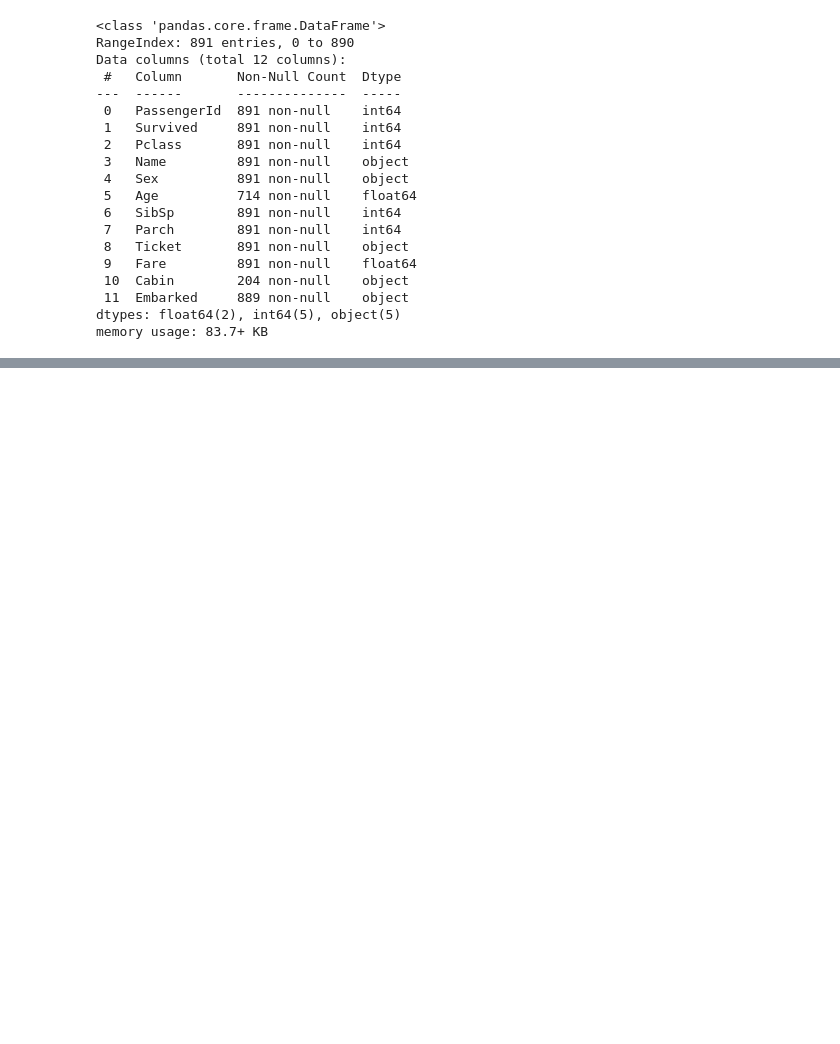
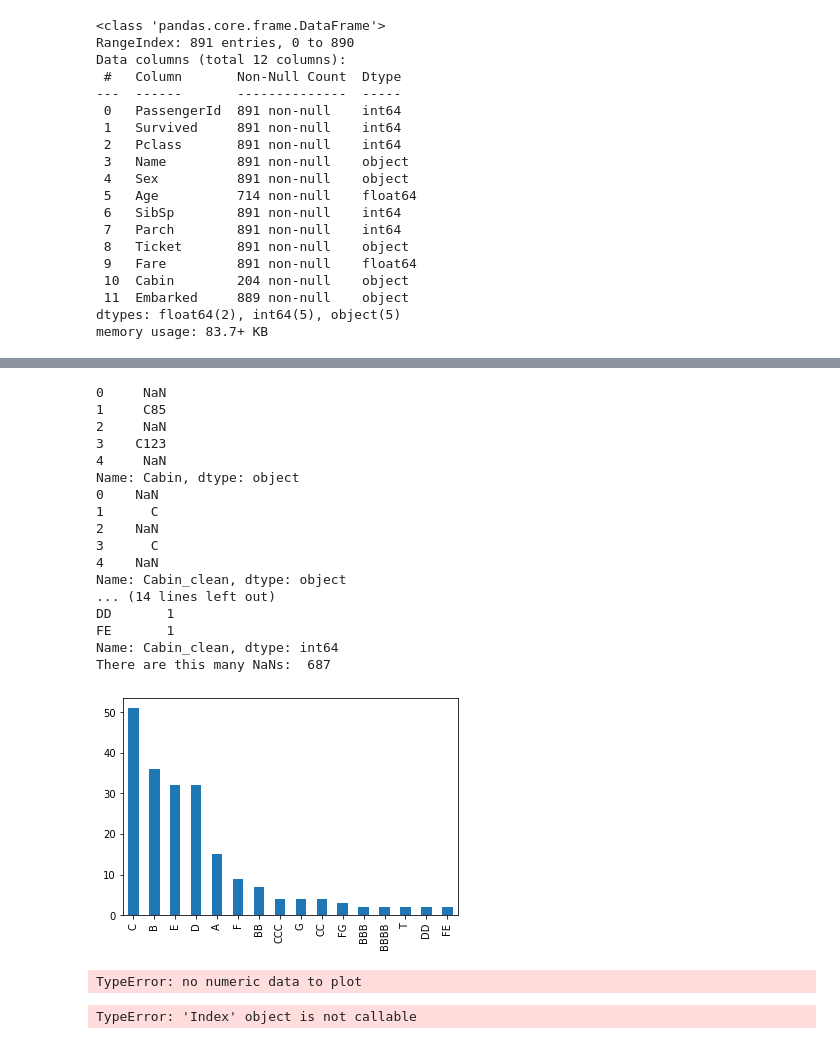
Before and after one commit to FaizanKhalidMohsin/Kaggle_Project_ML_Titanic, a Jupyter notebook: Titanic_JNotebook.ipynb, the cells around one changed output, grey strips where cells are left out. Cells and saved outputs as stored; diff of their text form; code cells hidden in the pictures; blank space fills up the shorter version.

```diff
--- a/Titanic_JNotebook.ipynb
+++ b/Titanic_JNotebook.ipynb
@@ -114,0 +201,37 @@ num_features = []
+# %%
+training_raw['Cabin']
+training_raw['Cabin'].value_counts().plot(kind='bar')
+print(training_raw['Cabin'].head())
+training_raw['Cabin_clean'] = training_raw['Cabin'].str.replace('[^a-zA-Z]', '')
+print(training_raw['Cabin_clean'].head())
+training_raw['Cabin_clean'].value_counts().plot(kind = 'bar')
+print(training_raw['Cabin_clean'].value_counts())
+print('There are this many NaNs: ', sum(training_raw['Cabin_clean'].isnull()))
+# %% [output]
+0     NaN
+1     C85
+2     NaN
+3    C123
+4     NaN
+Name: Cabin, dtype: object
+0    NaN
+1      C
+2    NaN
+3      C
+4    NaN
+Name: Cabin_clean, dtype: object
+... (14 lines left out)
+DD       1
+FE       1
+Name: Cabin_clean, dtype: int64
+There are this many NaNs:  687
+[figure, added]
+# %%
+help(training_raw.Cabin.plot())
+# %% [output]
+TypeError: no numeric data to plot
+# %%
+for var in training_raw.columns():
+    print(training_raw[var].value_counts())
+# %% [output]
+TypeError: 'Index' object is not callable
```
Also changed, not shown: parts of 27 cells of this notebook.
